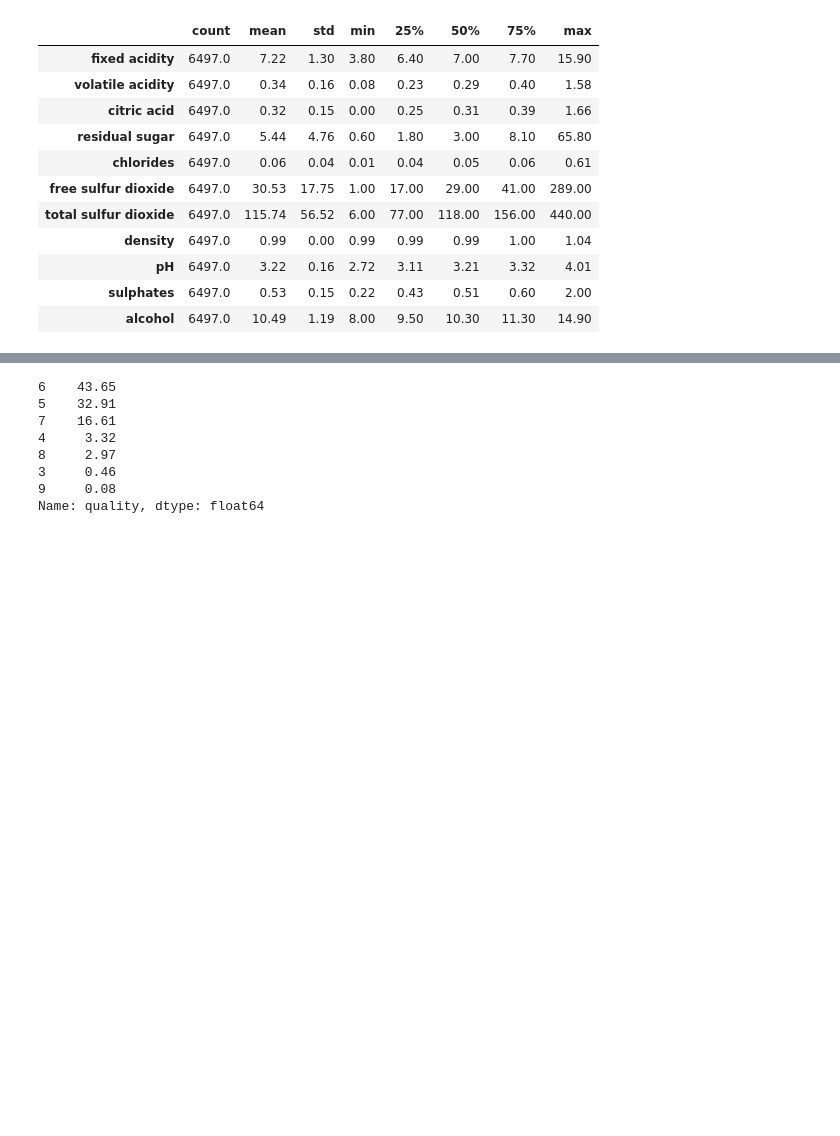
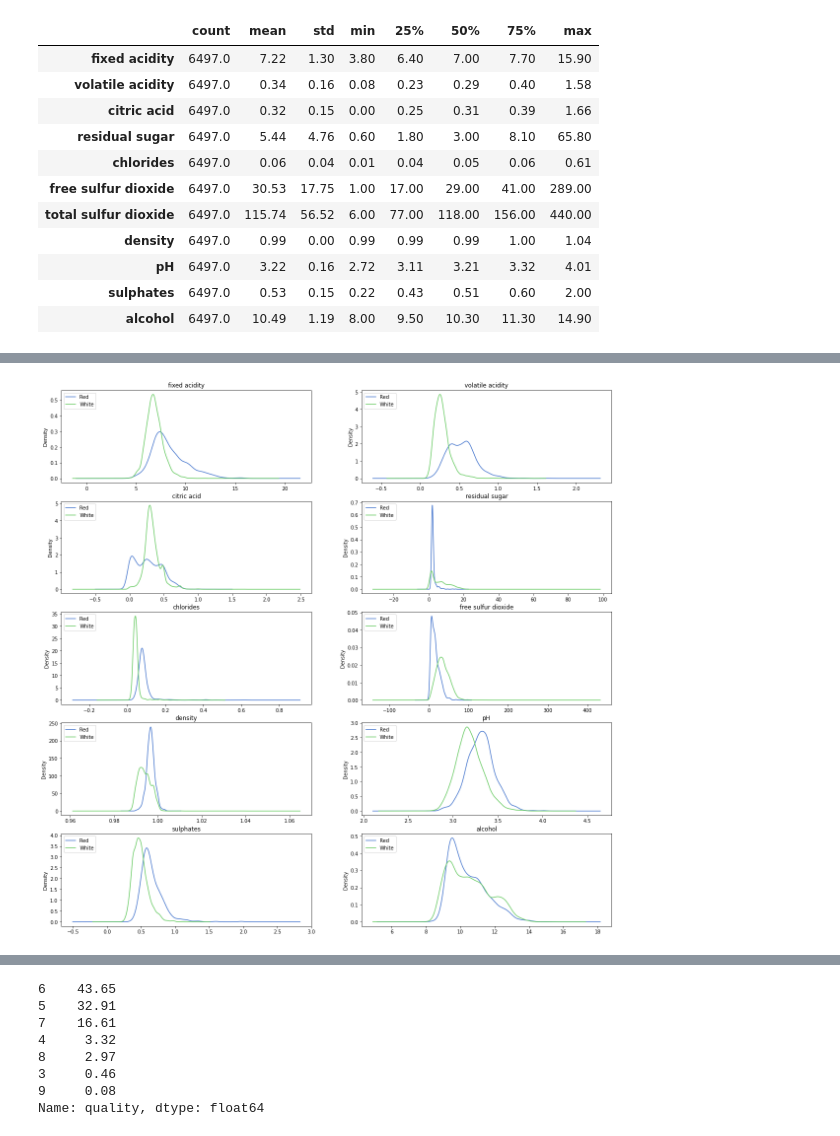
Before and after one commit to barbosarafael/DS_Avancado, a Jupyter notebook: wine_projeto/notebook_projeto.ipynb, the cells around one changed output, grey strips where cells are left out. Cells and saved outputs as stored; diff of their text form; code cells hidden in the pictures; blank space fills up the shorter version.

```diff
--- a/wine_projeto/notebook_projeto.ipynb
+++ b/wine_projeto/notebook_projeto.ipynb
@@ -69,0 +117,13 @@ banco.drop(["classification", "quality"], axis = 1).describe().T.round(2)
+# %%
+banco_quality_wo = banco.drop(["total sulfur dioxide", "quality"], axis = 1)
+
+f, axes = plt.subplots(5, 2, figsize = (20, 20), sharex = False)
+
+for ax, column in zip(axes.flat, banco_quality_wo.columns):
+    banco_quality_wo.groupby("classification")[column].plot(kind = "kde", ax = ax)
+    ax.legend(loc = "upper left")
+    ax.set_title(column)
+
+f.show()
+# %% [output]
+[figure, added]
```
Also changed, not shown: parts of 16 cells of this notebook.
